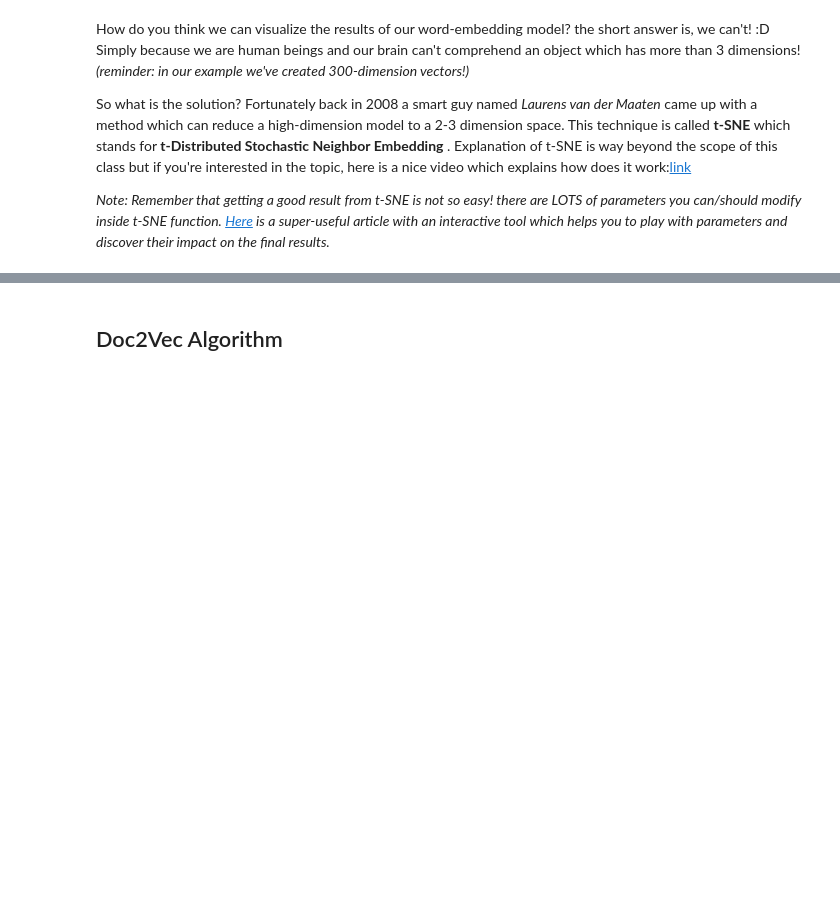
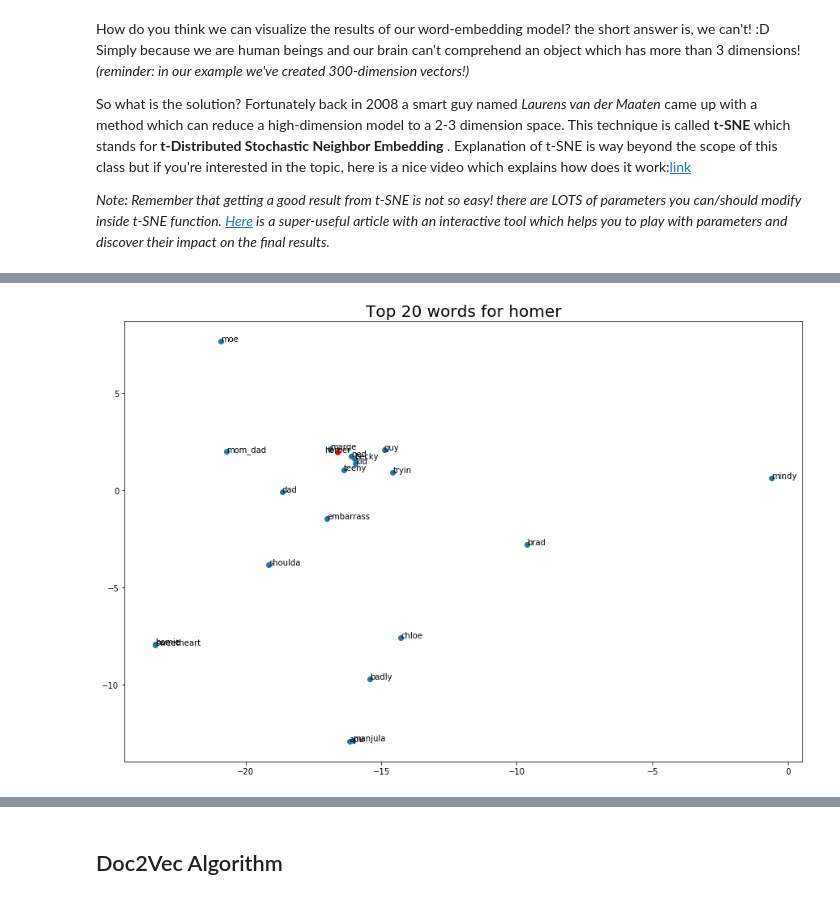
Before and after one commit to Naviden/word2vec_introduction, a Jupyter notebook: Word2Vec_Intro.ipynb, the cells around one changed output, grey strips where cells are left out. Drawn from its saved outputs; the diff is of its cells as text; code cells hidden in the pictures; blank space fills up the shorter version.

```diff
--- a/Word2Vec_Intro.ipynb
+++ b/Word2Vec_Intro.ipynb
@@ -457,5 +797,5 @@ plot_tsne(model)
 # %%
-def plot_top_n(model, word, n:int = 10):
+def plot_tsne_top_n(model, word, n:int = 10):
 
     """t-SNE plot for top n similar words for the given input
 
@@ -494,2 +867,4 @@ def plot_top_n(model, word, n:int = 10):
 # %%
-plot_top_n(model, 'homer')
+plot_tsne_top_n(model, 'homer', n=20)
+# %% [output]
+[figure, added]
```
Also changed, not shown: parts of 81 cells of this notebook, 5 other files.
